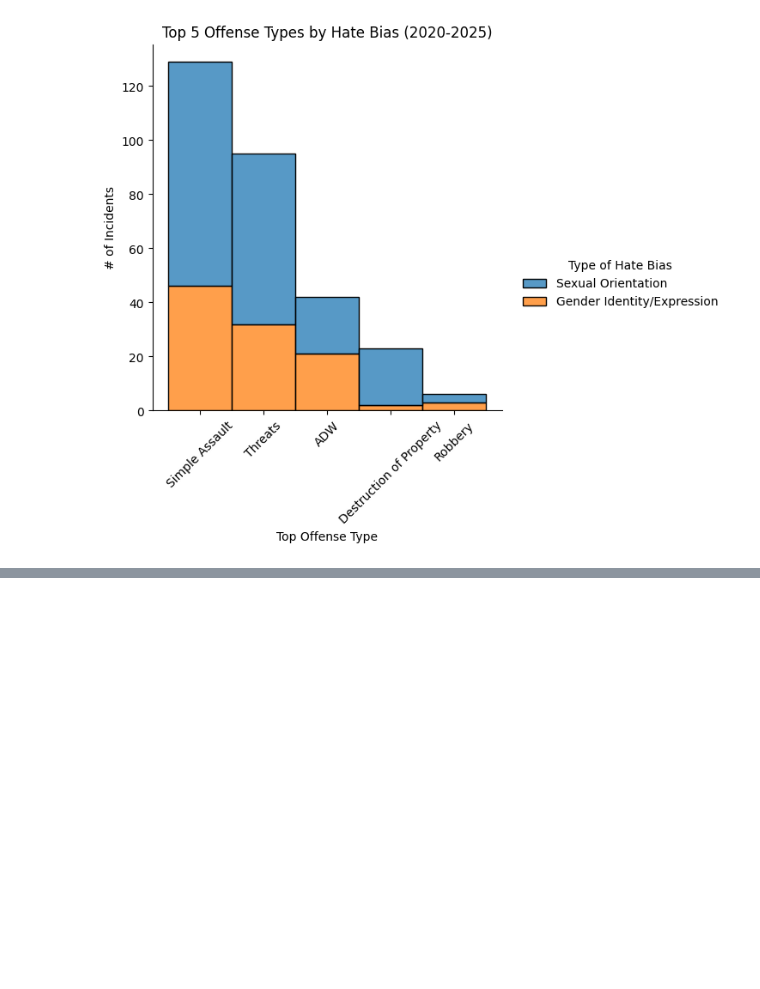
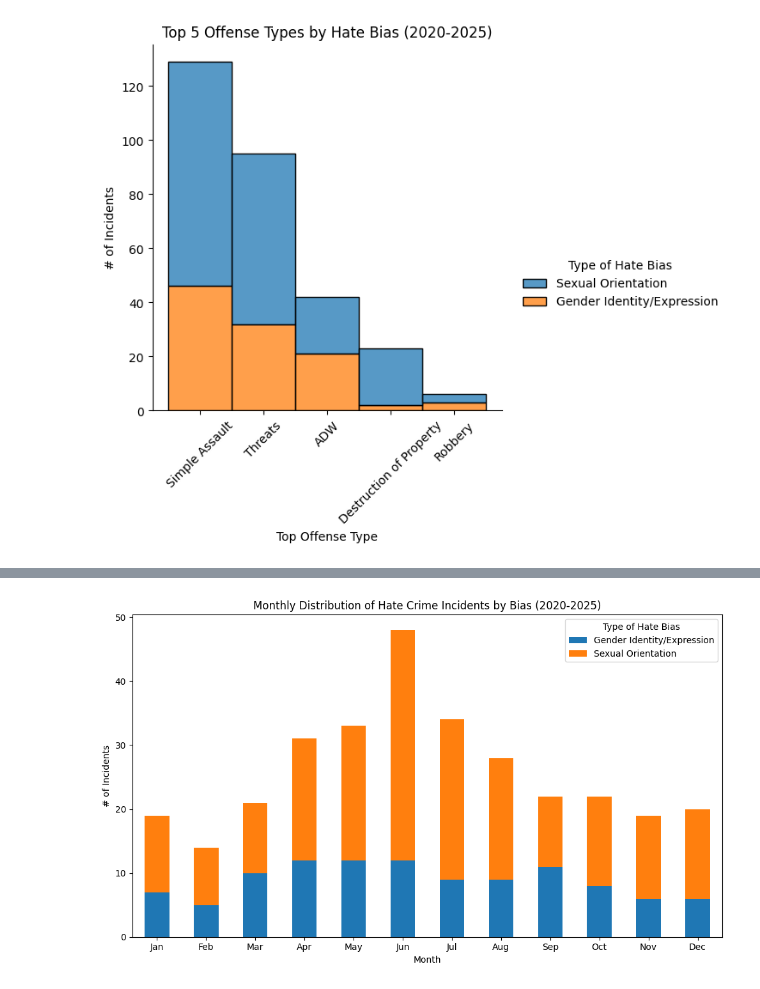
Before and after one commit to amarinmcg/datacampprojectpractices, a Jupyter notebook: hatecrimeanalysis/hatecrimeanalysis.ipynb, the cells around one changed output, grey strips where cells are left out. Cells and saved outputs as stored; diff of their text form; code cells hidden in the pictures; blank space fills up the shorter version.

```diff
--- a/hatecrimeanalysis/hatecrimeanalysis.ipynb
+++ b/hatecrimeanalysis/hatecrimeanalysis.ipynb
@@ -305,0 +360,18 @@ plt.show()
+# %%
+# Group incidents by month and hate bias
+monthly_bias_counts = filteredIncidents.groupby(['Month', 'Type of Hate Bias']).size().unstack(fill_value=0)
+
+plt.figure(figsize=(10, 6))
+monthly_bias_counts.plot(kind='bar', stacked=True, ax=plt.gca())
+plt.title('Monthly Distribution of Hate Crime Incidents by Bias (2020-2025)')
+plt.xlabel('Month')
+plt.ylabel('# of Incidents')
+plt.xticks(ticks=range(0,12), labels=[
+    'Jan', 'Feb', 'Mar', 'Apr', 'May', 'Jun',
+    'Jul', 'Aug', 'Sep', 'Oct', 'Nov', 'Dec'
+], rotation=0)
+plt.legend(title='Type of Hate Bias')
+plt.tight_layout()
+plt.show()
+# %% [output]
+[figure, added]
```
Also changed, not shown: parts of 20 cells of this notebook.
